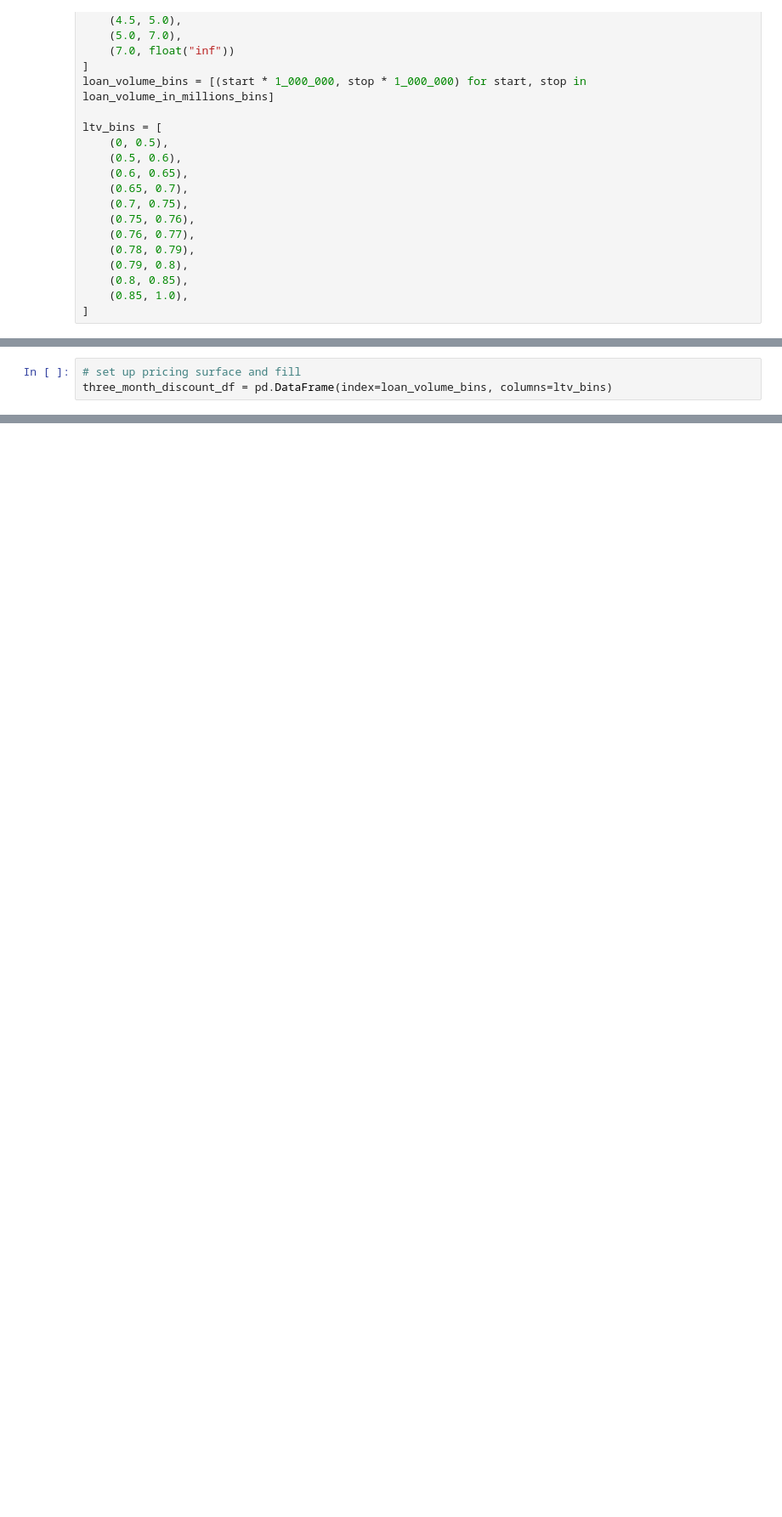
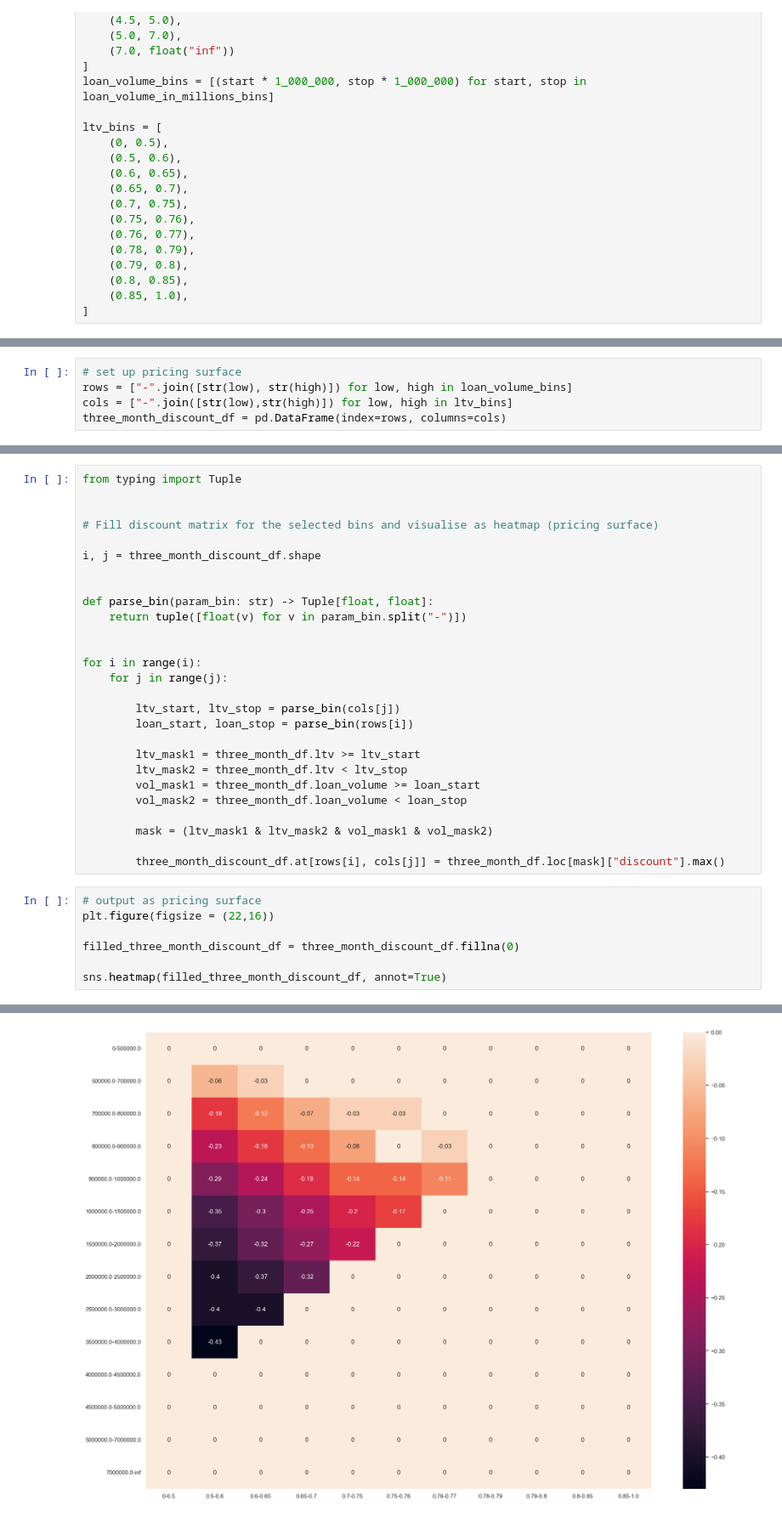
Before and after one commit to Expan75/mortgage-scraper, a Jupyter notebook: notebooks/sbab_eda.ipynb, the cells around one changed output, grey strips where cells are left out. Shown at 85% size. Saved outputs shown, nothing was run; the diff lists cells and outputs as text; blank space fills up the shorter version.

Commit message:
first attempt at heatmap for sbab; cannot replicate existing results

```diff
--- a/notebooks/sbab_eda.ipynb
+++ b/notebooks/sbab_eda.ipynb
@@ -190,3 +175,5 @@ loan_volume_bins
 # %%
-# set up pricing surface and fill
-three_month_discount_df = pd.DataFrame(index=loan_volume_bins, columns=ltv_bins)
+# set up pricing surface
+rows = ["-".join([str(low), str(high)]) for low, high in loan_volume_bins]
+cols = ["-".join([str(low),str(high)]) for low, high in ltv_bins]
+three_month_discount_df = pd.DataFrame(index=rows, columns=cols)
@@ -207,0 +180,35 @@ ValueError: too many values to unpack (expected 2)
+# %%
+from typing import Tuple
+
+
+# Fill discount matrix for the selected bins and visualise as heatmap (pricing surface)
+
+i, j = three_month_discount_df.shape
+
+
+def parse_bin(param_bin: str) -> Tuple[float, float]:
+    return tuple([float(v) for v in param_bin.split("-")])
+
+
+for i in range(i):
+    for j in range(j):
+
+        ltv_start, ltv_stop = parse_bin(cols[j])
+        loan_start, loan_stop = parse_bin(rows[i])
+
+        ltv_mask1 = three_month_df.ltv >= ltv_start
+        ltv_mask2 = three_month_df.ltv < ltv_stop
+        vol_mask1 = three_month_df.loan_volume >= loan_start
+        vol_mask2 = three_month_df.loan_volume < loan_stop
+
+        mask = (ltv_mask1 & ltv_mask2 & vol_mask1 & vol_mask2)
+
+        three_month_discount_df.at[rows[i], cols[j]] = three_month_df.loc[mask]["discount"].max()
+# %%
+# output as pricing surface
+plt.figure(figsize = (22,16))
+
+filled_three_month_discount_df = three_month_discount_df.fillna(0)
+
+sns.heatmap(filled_three_month_discount_df, annot=True)
+# %% [output]
@@ -207,0 +216 @@ ValueError: too many values to unpack (expected 2)
+[figure, added]
```
Also changed, not shown: parts of 5 cells of this notebook.
